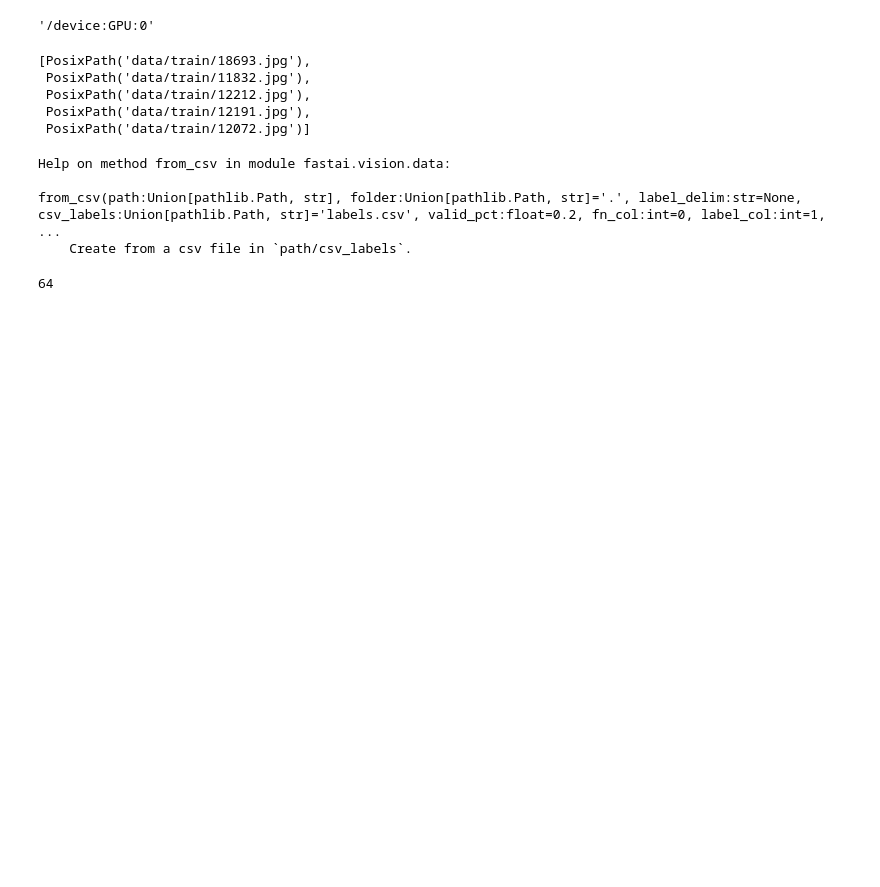
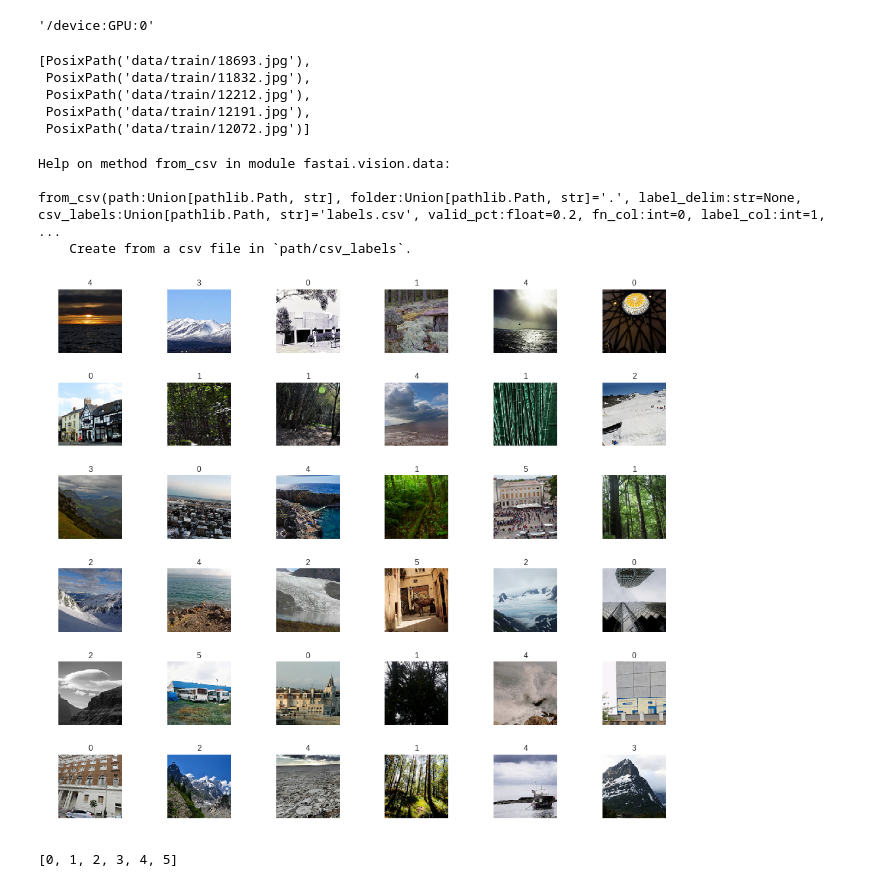
Before and after one commit to arkothiwala/deep-learning, a Jupyter notebook: AV_Intel.ipynb, the cells around one changed output. Cells and saved outputs as stored; diff of their text form; code cells hidden in the pictures; blank space fills up the shorter version.

```diff
--- a/AV_Intel.ipynb
+++ b/AV_Intel.ipynb
@@ -38,7 +38,11 @@ from_csv(path:Union[pathlib.Path, str], folder:Union[pathlib.Path, str]='.', lab
     Create from a csv file in `path/csv_labels`.
 # %%
 data = ImageDataBunch.from_csv(path_img, ds_tfms=get_transforms(), csv_labels='../train.csv', size=150, bs=bs).normalize(imagenet_stats)
+# %%
+data.show_batch(rows=6, figsize=(14,12))
+# %% [output]
+[figure, added]
 # %%
-data.batch_size
+data.classes
 # %% [output]
-64
+[0, 1, 2, 3, 4, 5]
```
Also changed, not shown: parts of 6 cells of this notebook.
